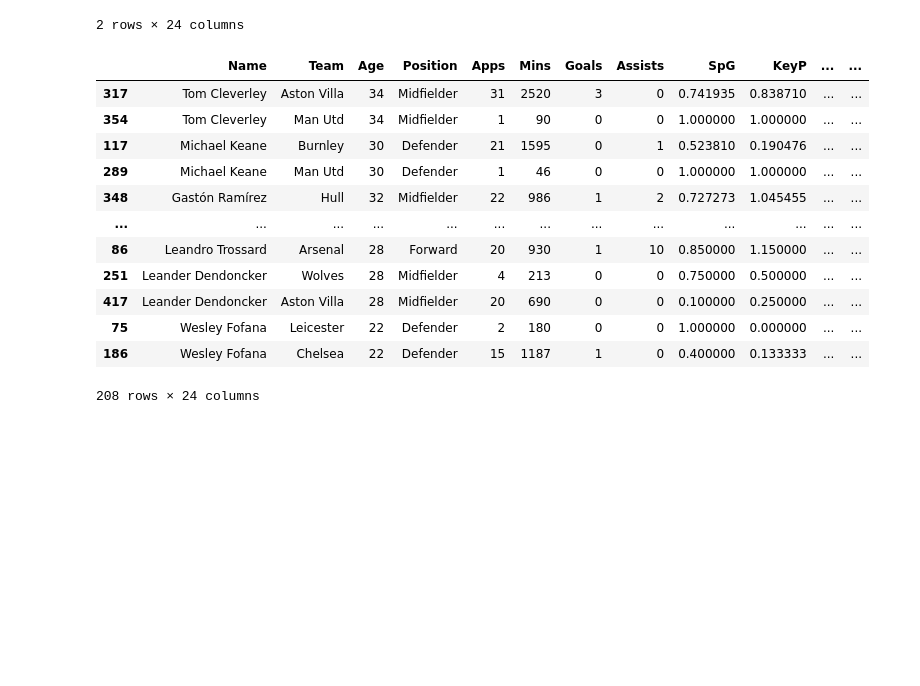
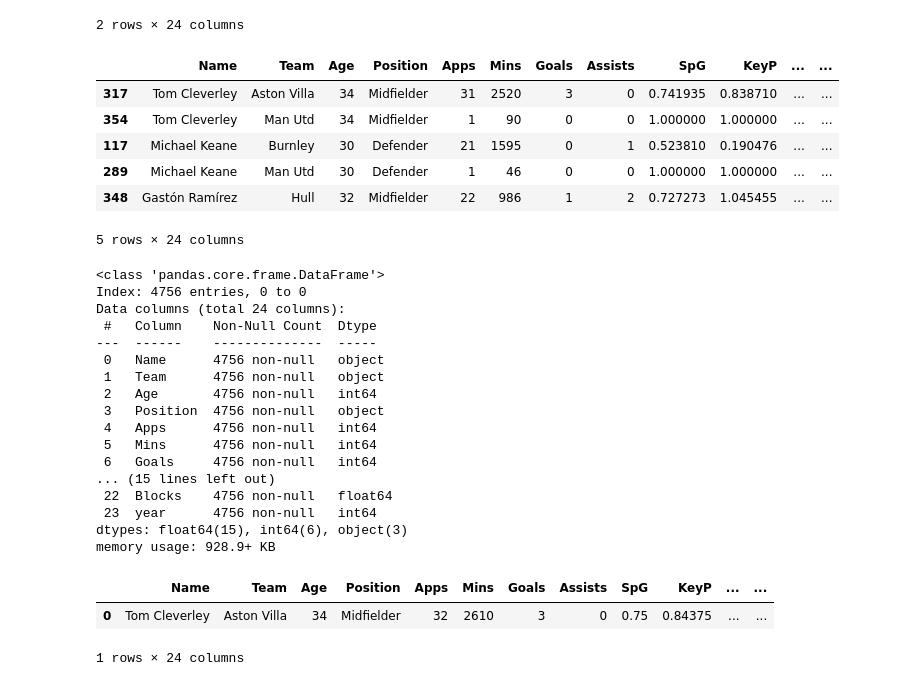
Before and after one commit to sajacaros/eda_champions, a Jupyter notebook: eda/1xbet.ipynb, the cells around one changed output. Saved outputs shown, nothing was run; the diff lists cells and outputs as text; code cells hidden in the pictures; blank space fills up the shorter version.

```diff
--- a/eda/1xbet.ipynb
+++ b/eda/1xbet.ipynb
@@ -4,8 +4,8 @@ import numpy as np
 import seaborn as sns
 import matplotlib.pyplot as plt
 # %%
-offensive_path = '../data/1xbet/1xbet_offensive_{}.csv'
-defensive_path = '../data/1xbet/1xbet_defensive_{}.csv'
+offensive_path = '../data/origin/1xbet/1xbet_offensive_{}.csv'
+defensive_path = '../data/origin/1xbet/1xbet_defensive_{}.csv'
 # %%
 pd.read_csv(offensive_path.format(2022)).tail()
 # %% [output]
@@ -46,0 +37,3 @@ stats_df.head()
+# %%
+stats_df = stats_df.reset_index(drop=True)
+stats_df.index
@@ -163,18 +160,51 @@ for year, name in duplicated_player.index:
     year_df = stats_df[stats_df['year']==year]
     duplicated_df=  pd.concat([duplicated_df, year_df[year_df['Name']==name]])
 # %%
-duplicated_df
+duplicated_df.head()
 # %% [output]
 |  | Name | Team | Age | Position | Apps | Mins | Goals | Assists | SpG | KeyP | ... | ... |
 | 317 | Tom Cleverley | Aston Villa | 34 | Midfielder | 31 | 2520 | 3 | 0 | 0.741935 | 0.838710 | ... | ... |
 | 354 | Tom Cleverley | Man Utd | 34 | Midfielder | 1 | 90 | 0 | 0 | 1.000000 | 1.000000 | ... | ... |
 | 117 | Michael Keane | Burnley | 30 | Defender | 21 | 1595 | 0 | 1 | 0.523810 | 0.190476 | ... | ... |
 | 289 | Michael Keane | Man Utd | 30 | Defender | 1 | 46 | 0 | 0 | 1.000000 | 1.000000 | ... | ... |
 | 348 | Gastón Ramírez | Hull | 32 | Midfielder | 22 | 986 | 1 | 2 | 0.727273 | 1.045455 | ... | ... |
-| ... | ... | ... | ... | ... | ... | ... | ... | ... | ... | ... | ... | ... |
-| 86 | Leandro Trossard | Arsenal | 28 | Forward | 20 | 930 | 1 | 10 | 0.850000 | 1.150000 | ... | ... |
-| 251 | Leander Dendoncker | Wolves | 28 | Midfielder | 4 | 213 | 0 | 0 | 0.750000 | 0.500000 | ... | ... |
-| 417 | Leander Dendoncker | Aston Villa | 28 | Midfielder | 20 | 690 | 0 | 0 | 0.100000 | 0.250000 | ... | ... |
-| 75 | Wesley Fofana | Leicester | 22 | Defender | 2 | 180 | 0 | 0 | 1.000000 | 0.000000 | ... | ... |
-| 186 | Wesley Fofana | Chelsea | 22 | Defender | 15 | 1187 | 1 | 0 | 0.400000 | 0.133333 | ... | ... |
-208 rows × 24 columns
+5 rows × 24 columns
+# %%
+for d in range(0, len(duplicated_df), 2):
+    data1, data2 = duplicated_df.iloc[d], duplicated_df.iloc[d+1]
+    index1,index2 = data1.name, data2.name
+    apps1, apps2 = data1['Apps'], data2['Apps']
+    total_apps = apps1 + apps2
+    stats = []
+    for s1, s2 in zip(data1, data2):
+        stats.append((s1*apps1+s2*apps2)/total_apps if isinstance(s1, float) else s1+s2 if isinstance(s1, np.int64) else s1)
+    stats[2] = data1['Age']
+    stats[-1] = data1['year']
+    stats_df = stats_df.drop(index1).drop(index2)
+    stats_df = pd.concat([stats_df, pd.DataFrame([stats], columns=stats_df.columns)])
+stats_df.info()
+# %% [output]
+<class 'pandas.core.frame.DataFrame'>
+Index: 4756 entries, 0 to 0
+Data columns (total 24 columns):
+ #   Column    Non-Null Count  Dtype
+---  ------    --------------  -----
+ 0   Name      4756 non-null   object
+ 1   Team      4756 non-null   object
+ 2   Age       4756 non-null   int64
+ 3   Position  4756 non-null   object
+ 4   Apps      4756 non-null   int64
+ 5   Mins      4756 non-null   int64
+ 6   Goals     4756 non-null   int64
+... (15 lines left out)
+ 22  Blocks    4756 non-null   float64
+ 23  year      4756 non-null   int64
+dtypes: float64(15), int64(6), object(3)
+memory usage: 928.9+ KB
+# %%
+y2014_df = stats_df[stats_df['year']==2014]
+y2014_df[y2014_df['Name']=='Tom Cleverley']
+# %% [output]
+|  | Name | Team | Age | Position | Apps | Mins | Goals | Assists | SpG | KeyP | ... | ... |
+| 0 | Tom Cleverley | Aston Villa | 34 | Midfielder | 32 | 2610 | 3 | 0 | 0.75 | 0.84375 | ... | ... |
+1 rows × 24 columns
```
Also changed, not shown: parts of 7 cells of this notebook.
